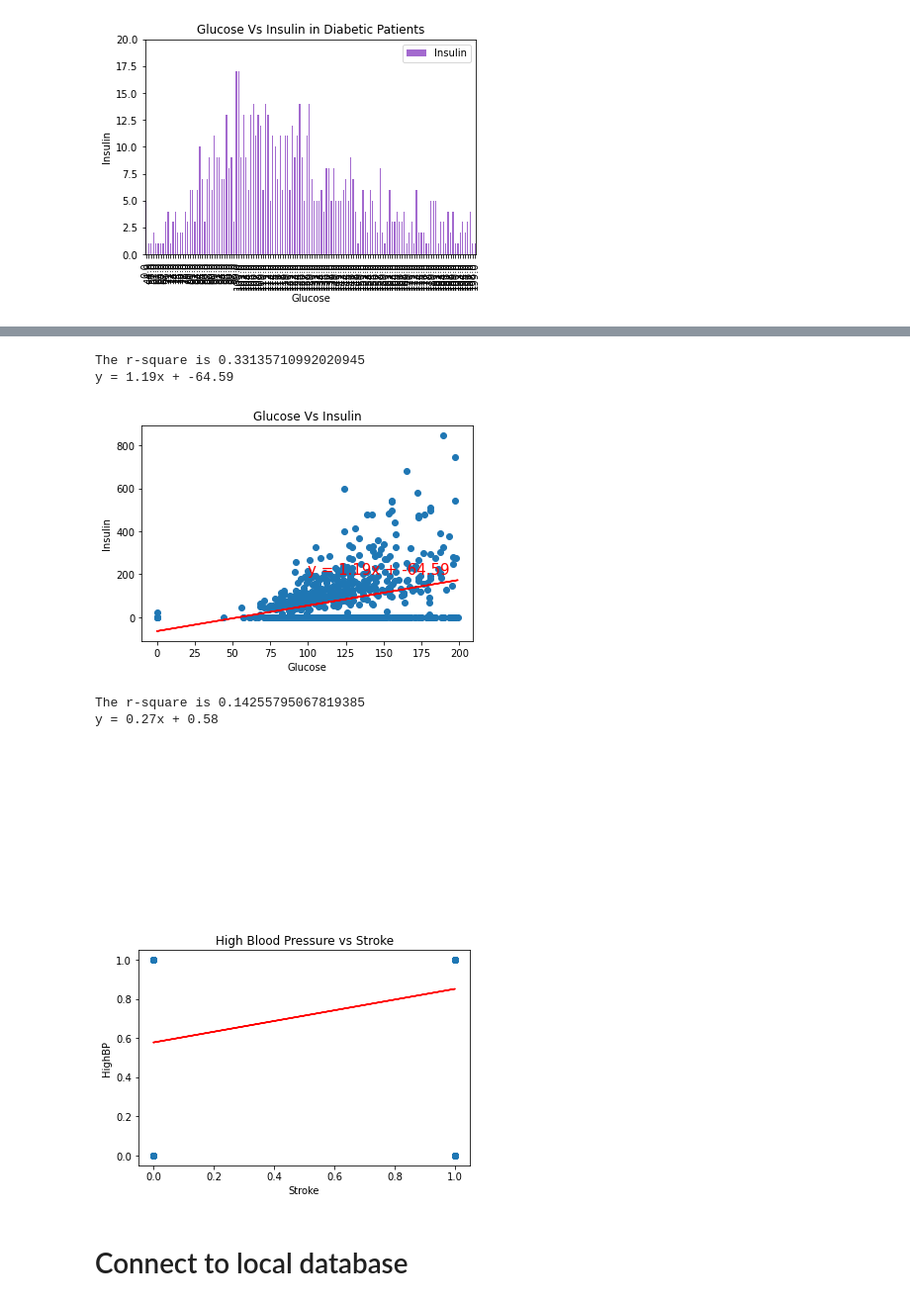
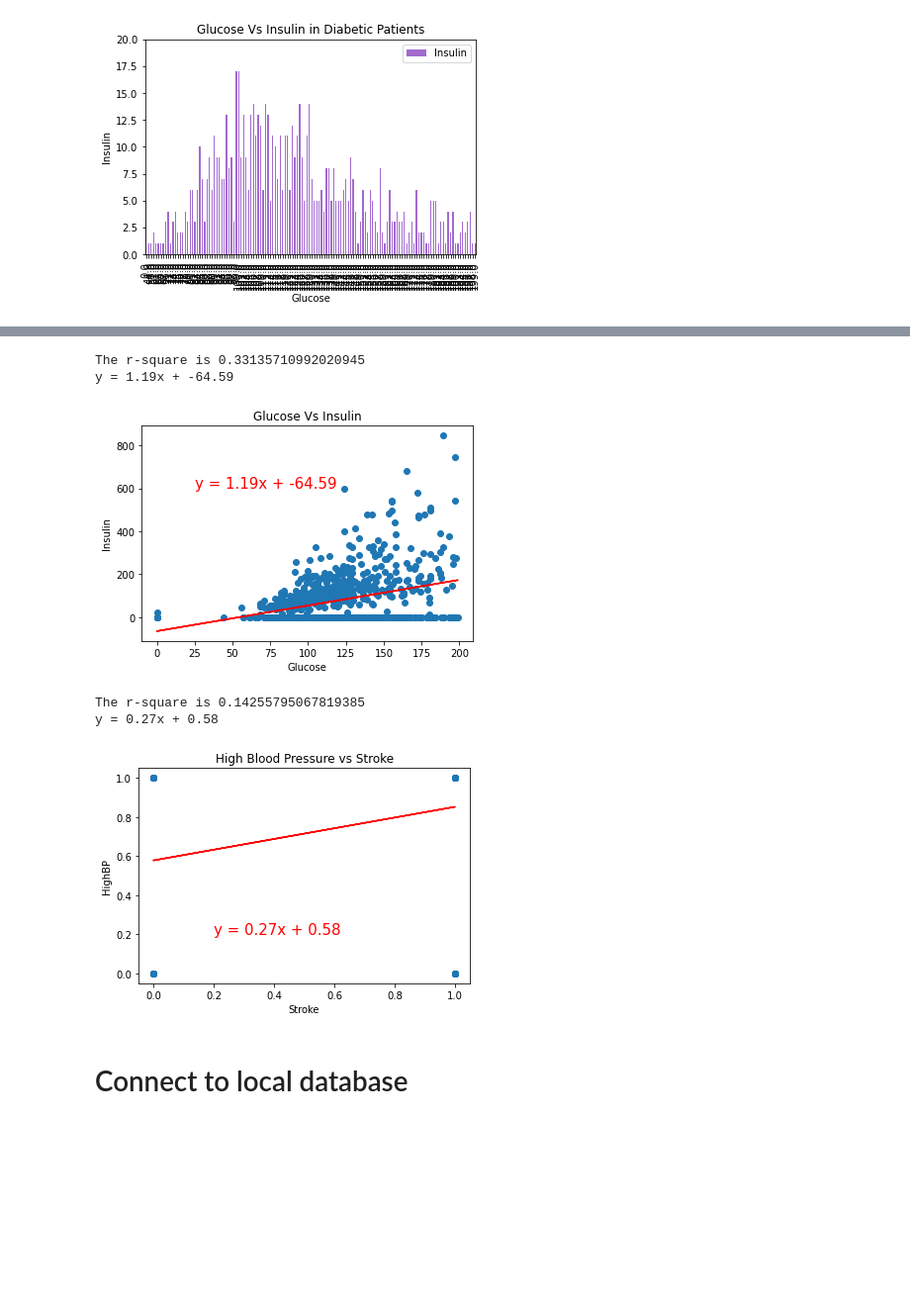
Before and after one commit to mward95/Diabetes_Extract_Transform_Load, a Jupyter notebook: Diabetes.ipynb, the cells around one changed output, grey strips where cells are left out. Shown: that part at 99% size. Cells and saved outputs as stored; diff of their text form; code cells hidden in the pictures; blank space fills up the shorter version.

```diff
--- a/Diabetes.ipynb
+++ b/Diabetes.ipynb
@@ -301,8 +295,8 @@ y = 0.39x + 56.0
 x_values = diabetes_data_df["Glucose"]
 y_values = diabetes_data_df["Insulin"]
 #move the equations to where it can be seen
-regEQplotX = 100
-regEQplotY = 200
+regEQplotX = 25
+regEQplotY = 600
 #label the axis
 x_label = "Glucose"
 y_label = "Insulin"
@@ -312,36 +306,32 @@ plt.title(f"Glucose Vs Insulin")
 #run the function with all 5 variables
 linearRegression(x_values,y_values,regEQplotX,regEQplotY,y_label)
 
-#save as a png to the figures folder
-# plt.savefig("./figures/", bbox_inches='tight')
 plt.show()
 # %% [output]
 The r-square is 0.33135710992020945
 y = 1.19x + -64.59
-[figure, old version]
+[figure, new version]
 # %%
 #set the data sets to compare
 x_values = diabetes_data_df["Stroke"]
 y_values = diabetes_data_df["HighBP"]
 #move the equations to where it can be seen
-regEQplotX = 0.05
-regEQplotY = 2
+regEQplotX = 0.2
+regEQplotY = 0.2
 #label the axis
 x_label = "Stroke"
 y_label = "HighBP"
 
 #title
 plt.title(f"High Blood Pressure vs Stroke")
 #run the function with all 5 variables
 linearRegression(x_values,y_values,regEQplotX,regEQplotY,y_label)
 
-#save as a png to the figures folder
-# plt.savefig("./figures/", bbox_inches='tight')
 plt.show()
 # %% [output]
 The r-square is 0.14255795067819385
 y = 0.27x + 0.58
-[figure, old version]
+[figure, new version]
 # %% [markdown]
 # Connect to local database
 # %%
```
Also changed, not shown: parts of 5 cells of this notebook, 1 other file.
